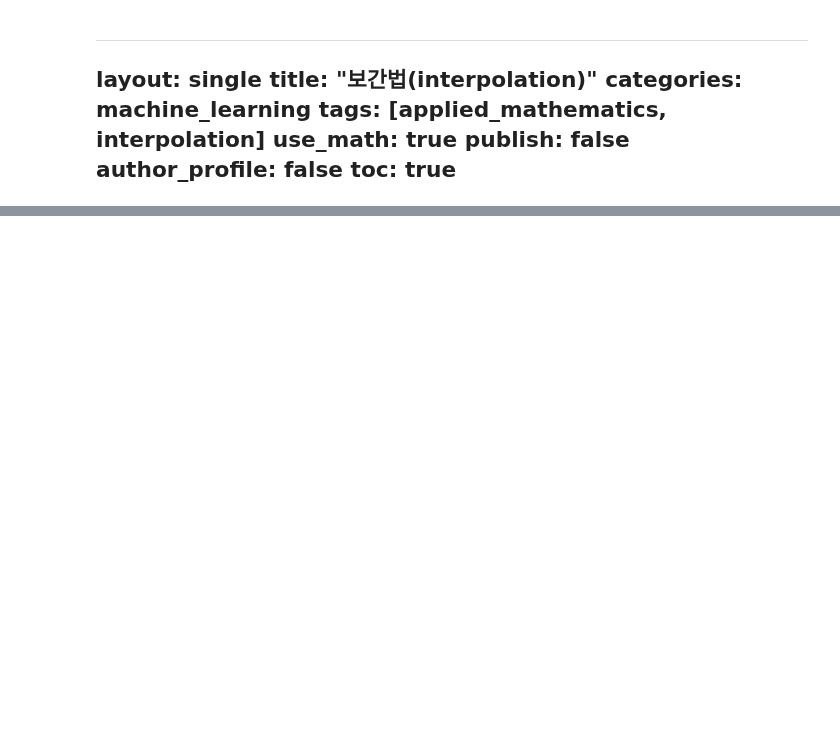
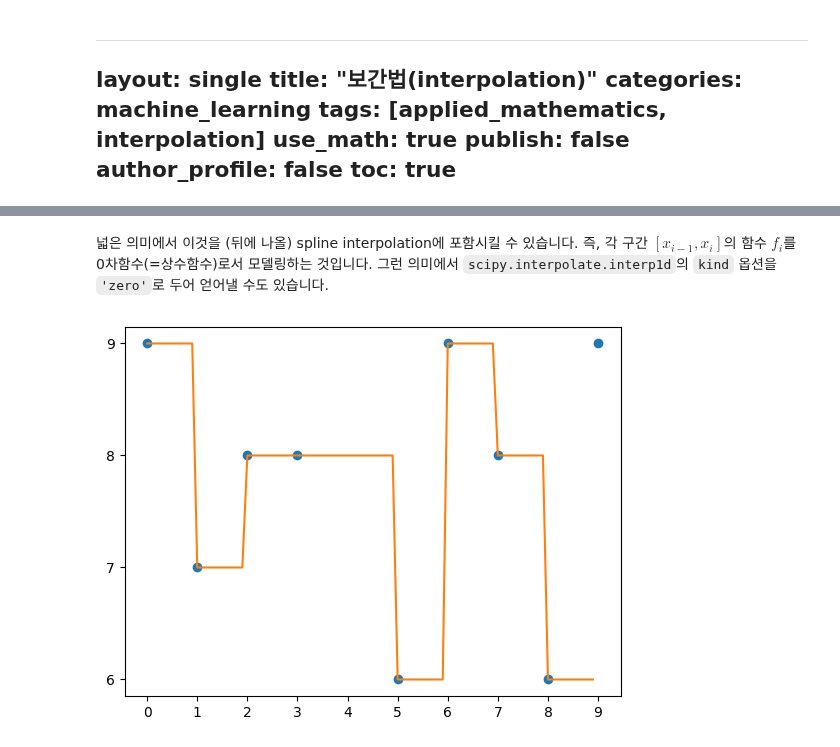
Before and after one commit to govin08/our-socar, a Jupyter notebook: assets/ipynb/2023-05-27-interpolation.ipynb, the cells around one changed output, grey strips where cells are left out. Saved outputs shown, nothing was run; the diff lists cells and outputs as text; code cells hidden in the pictures; blank space fills up the shorter version.

```diff
--- a/assets/ipynb/2023-05-27-interpolation.ipynb
+++ b/assets/ipynb/2023-05-27-interpolation.ipynb
@@ -65,0 +130,9 @@ $n+1$개의 점이 이미 찍혀있는 상태에서, 이 점들을 적절히 이
+# %% [markdown]
+넓은 의미에서 이것을 (뒤에 나올) spline interpolation에 포함시킬 수 있습니다.
+즉, 각 구간 $[x_{i-1},x_i]$의 함수 $f_i$를 0차함수(=상수함수)로서 모델링하는 것입니다.
+그런 의미에서 `scipy.interpolate.interp1d`의 `kind` 옵션을 `'zero'`로 두어 얻어낼 수도 있습니다.
+# %%
+# ‘zero’ refer to a spline interpolation of zeroth order;
+interp('zero', "1.1.2b")
+# %% [output]
+[figure, added]
```
Also changed, not shown: parts of 45 cells of this notebook, 25 other files.
